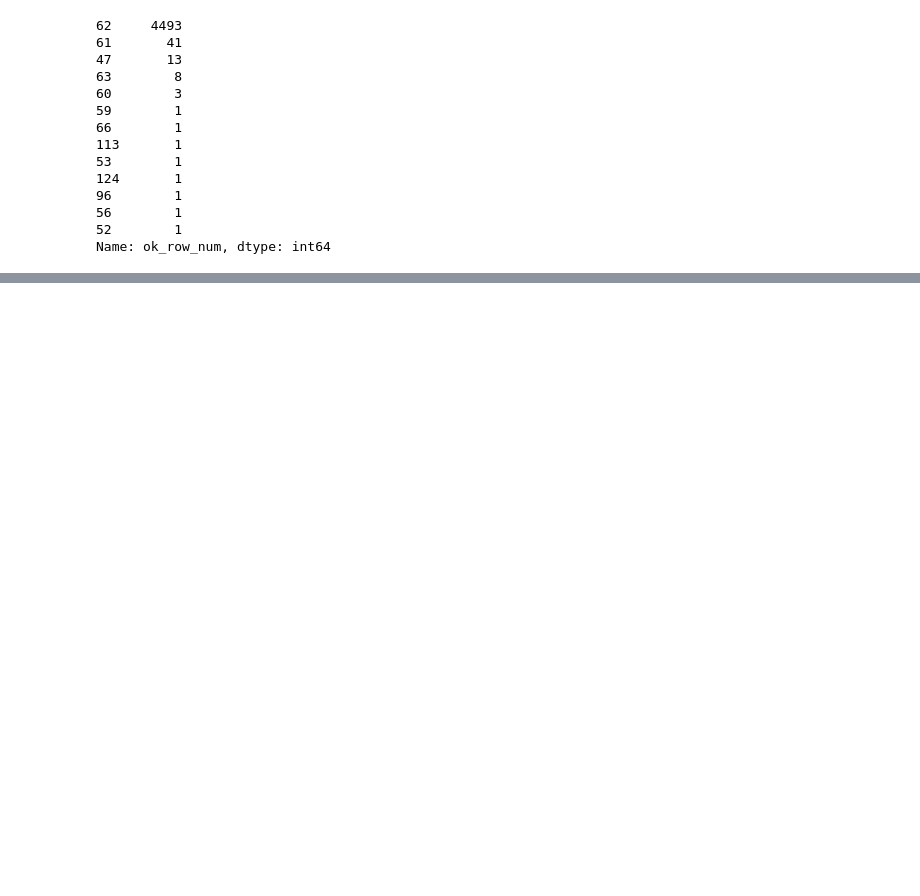
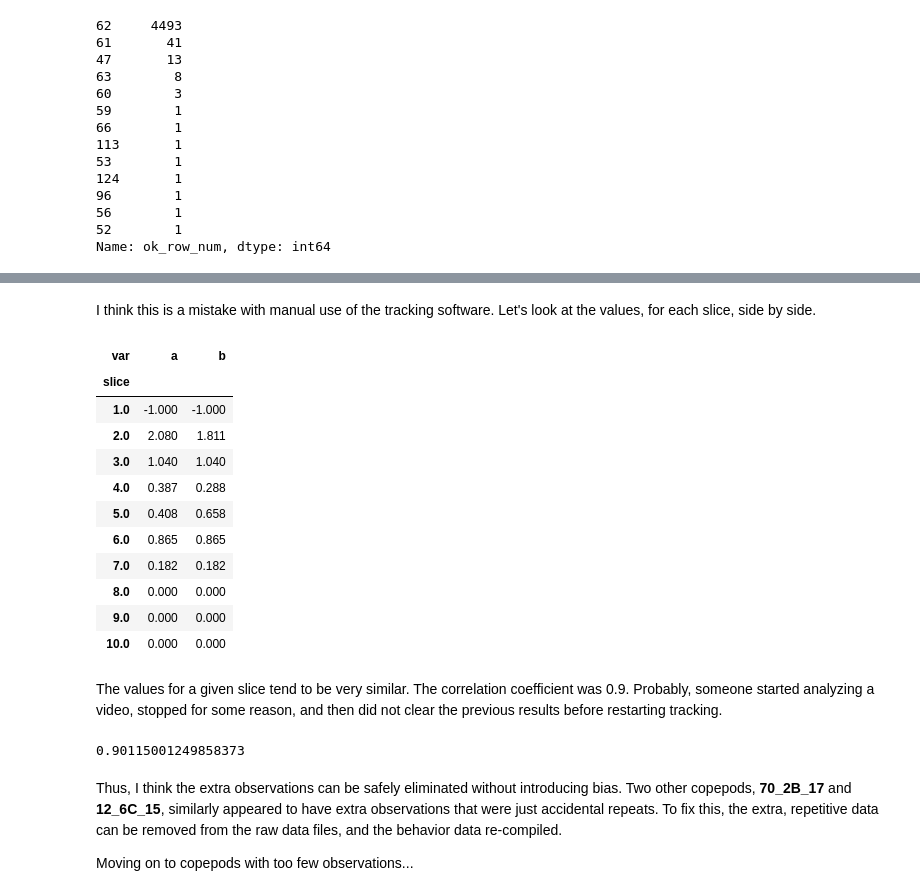
Before and after one commit to dbenesh82/behav_vid_data_compiler, a Jupyter notebook: wrangled_data/Exploratory_analysis.ipynb, the cells around one changed output, grey strips where cells are left out. Cells and saved outputs as stored; diff of their text form; code cells hidden in the pictures; blank space fills up the shorter version.

```diff
--- a/wrangled_data/Exploratory_analysis.ipynb
+++ b/wrangled_data/Exploratory_analysis.ipynb
@@ -190,0 +228,4 @@ Steps to take???
+# %%
+# show copepod 11_1D_15, first 10 entries, sorted by slice
+c11_1D = combined_data[combined_data.fname == "11_1D_15"][['slice', 'dist']]
+c11_1D.head(10)
@@ -190,0 +244,39 @@ Steps to take???
+# %% [markdown]
+I think this is a mistake with manual use of the tracking software. Let's look at the values, for each slice, side by side.
+# %%
+dx = [] # list for creating var, distinguishing double values for a slice
+for i in range(len(c11_1D.slice)): # loop to create this slice
+    if i == 0:
+        dx.append('a')
+    else:
+        if c11_1D.slice.iloc[i] == c11_1D.slice.iloc[i - 1]:
+            dx.append('b')
+        else:
+            dx.append('a')
+c11_1D['var'] = dx # add var to data frame
+c11_1Dwide = c11_1D.pivot( # rearrange data for cop 11_1D
+    index = 'slice', columns='var', values = 'dist')
+c11_1Dwide[1:10] # first 10 slices, side by side
+# %% [output]
+| var | a | b |
+| slice |  |  |
+| 1.0 | -1.000 | -1.000 |
+| 2.0 | 2.080 | 1.811 |
+| 3.0 | 1.040 | 1.040 |
+| 4.0 | 0.387 | 0.288 |
+| 5.0 | 0.408 | 0.658 |
+| 6.0 | 0.865 | 0.865 |
+| 7.0 | 0.182 | 0.182 |
+| 8.0 | 0.000 | 0.000 |
+| 9.0 | 0.000 | 0.000 |
+| 10.0 | 0.000 | 0.000 |
+# %% [markdown]
+The values for a given slice tend to be very similar. The correlation coefficient was 0.9. Probably, someone started analyzing a video, stopped for some reason, and then did not clear the previous results before restarting tracking.
+# %%
+c11_1Dwide['a'].corr(c11_1Dwide['b'])
+# %% [output]
+0.90115001249858373
+# %% [markdown]
+Thus, I think the extra observations can be safely eliminated without introducing bias. Two other copepods, **70_2B_17** and **12_6C_15**, similarly appeared to have extra observations that were just accidental repeats. To fix this, the extra, repetitive data can be removed from the raw data files, and the behavior data re-compiled.
+
+Moving on to copepods with too few observations...
```
Also changed, not shown: parts of 15 cells of this notebook.
